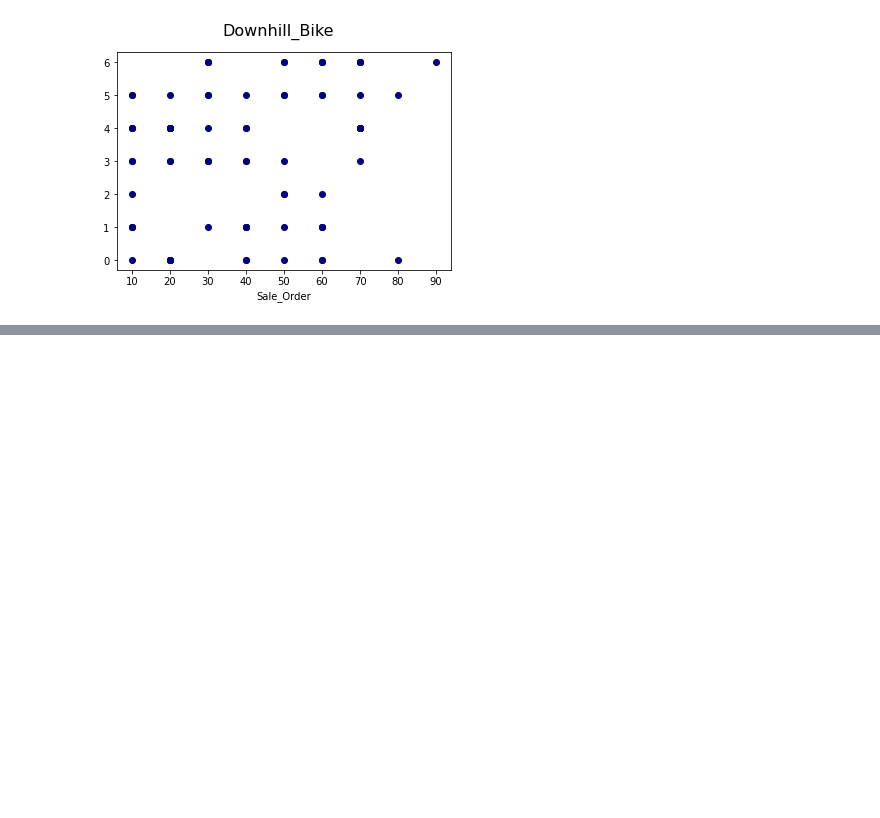
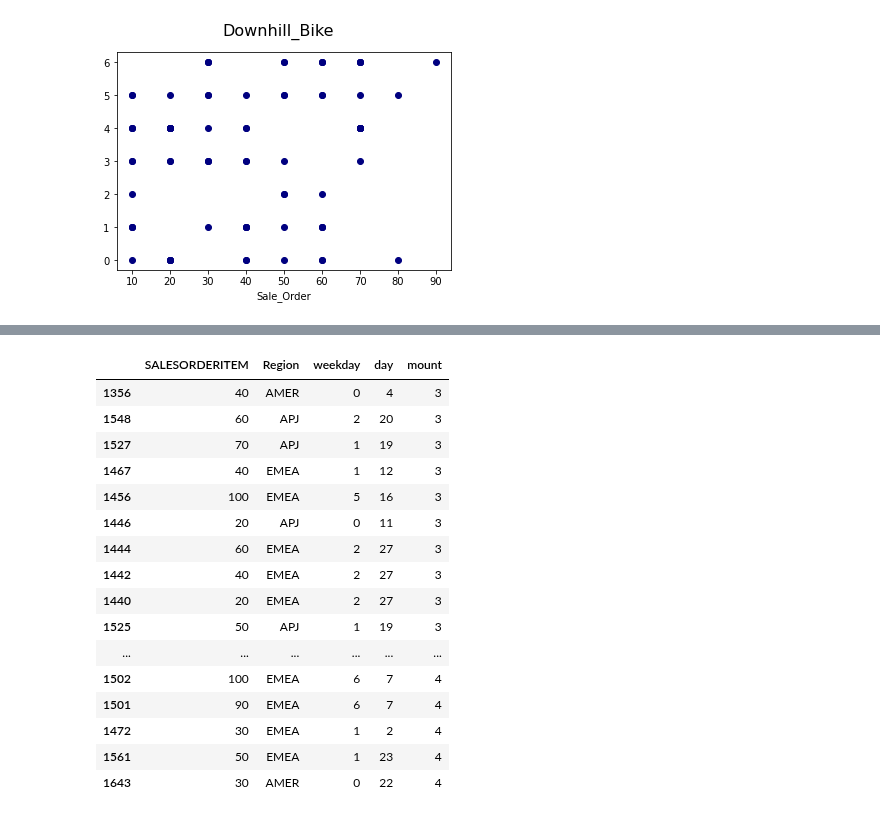
Before and after one commit to nicha0524/DPDM2021, a Jupyter notebook: Untitled11.ipynb, the cells around one changed output, grey strips where cells are left out. Saved outputs shown, nothing was run; the diff lists cells and outputs as text; code cells hidden in the pictures; blank space fills up the shorter version.

```diff
--- a/Untitled11.ipynb
+++ b/Untitled11.ipynb
@@ -861,0 +934,20 @@ plt.show()
+# %%
+EB_2019[(EB_2019['mount']>=3)&(EB_2019['mount']<=4)].sort_values(by='mount').iloc[:,[1,14,16,17,18]]
+# %% [output]
+|  | SALESORDERITEM | Region | weekday | day | mount |
+| 1356 | 40 | AMER | 0 | 4 | 3 |
+| 1548 | 60 | APJ | 2 | 20 | 3 |
+| 1527 | 70 | APJ | 1 | 19 | 3 |
+| 1467 | 40 | EMEA | 1 | 12 | 3 |
+| 1456 | 100 | EMEA | 5 | 16 | 3 |
+| 1446 | 20 | APJ | 0 | 11 | 3 |
+| 1444 | 60 | EMEA | 2 | 27 | 3 |
+| 1442 | 40 | EMEA | 2 | 27 | 3 |
+| 1440 | 20 | EMEA | 2 | 27 | 3 |
+| 1525 | 50 | APJ | 1 | 19 | 3 |
+| ... | ... | ... | ... | ... | ... |
+| 1502 | 100 | EMEA | 6 | 7 | 4 |
+| 1501 | 90 | EMEA | 6 | 7 | 4 |
+| 1472 | 30 | EMEA | 1 | 2 | 4 |
+| 1561 | 50 | EMEA | 1 | 23 | 4 |
+| 1643 | 30 | AMER | 0 | 22 | 4 |
```
Also changed, not shown: parts of 36 cells of this notebook.
